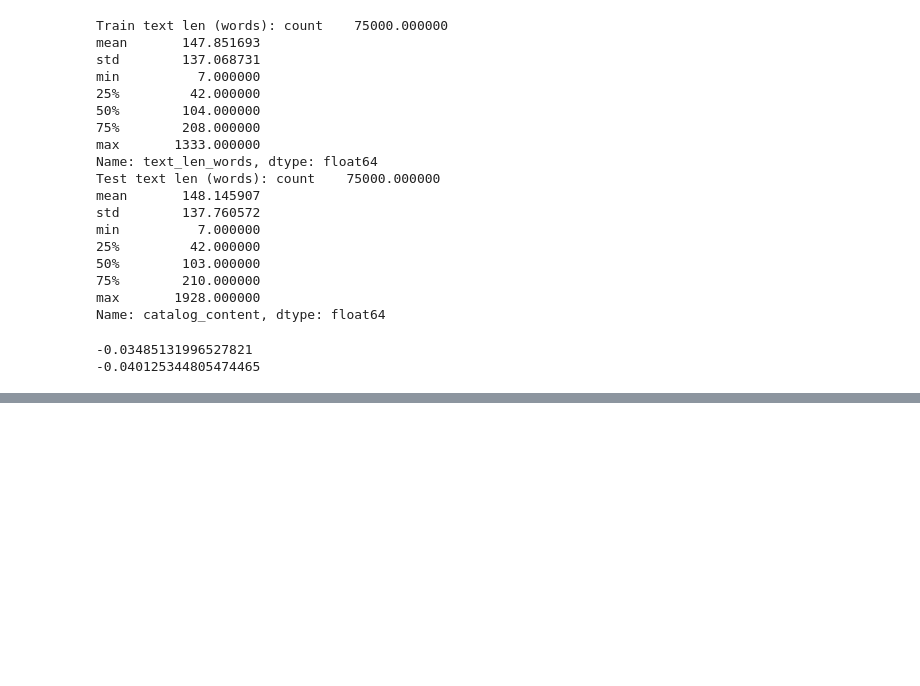
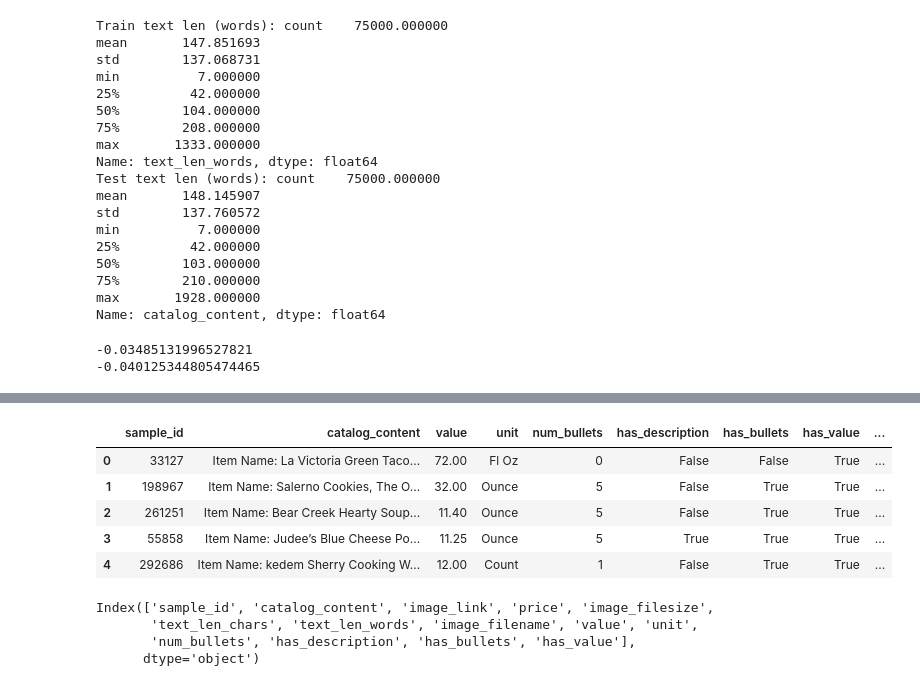
Before and after one commit to Charu-Mittal12/AMAZON-ML-CHALLANGE-2025, a Jupyter notebook: notebooks/01_eda.ipynb, the cells around one changed output, grey strips where cells are left out. Cells and saved outputs as stored; diff of their text form; code cells hidden in the pictures; blank space fills up the shorter version.

```diff
--- a/notebooks/01_eda.ipynb
+++ b/notebooks/01_eda.ipynb
@@ -329,0 +520,9 @@ print(train['image_filesize'].corr(np.log1p(train['price'])))
+# %%
+derived_cols = [
+    'text_len_chars', 'text_len_words', 'image_filename', 'first_word',
+    'item_name', 'bullets_text', 'num_bullets', 'description',
+    'value', 'unit', 'has_description', 'has_bullets', 'has_value'
+]
+existing = [c for c in derived_cols if c in train.columns]
+if existing:
+    train = train.drop(columns=existing)
@@ -329,0 +571,23 @@ print(train['image_filesize'].corr(np.log1p(train['price'])))
+# %%
+train_split = extract_features(train)
+# val_split = extract_features(val_split)
+# test_split = extract_features(test_split)
+# official_test = extract_features(official_test)
+
+train_split[['sample_id', 'catalog_content', 'value', 'unit', 'num_bullets',
+             'has_description', 'has_bullets', 'has_value',
+             'text_len_chars', 'text_len_words']].head(5)
+# %% [output]
+|  | sample_id | catalog_content | value | unit | num_bullets | has_description | has_bullets | has_value | ... |
+| 0 | 33127 | Item Name: La Victoria Green Taco... | 72.00 | Fl Oz | 0 | False | False | True | ... |
+| 1 | 198967 | Item Name: Salerno Cookies, The O... | 32.00 | Ounce | 5 | False | True | True | ... |
+| 2 | 261251 | Item Name: Bear Creek Hearty Soup... | 11.40 | Ounce | 5 | False | True | True | ... |
+| 3 | 55858 | Item Name: Judee’s Blue Cheese Po... | 11.25 | Ounce | 5 | True | True | True | ... |
+| 4 | 292686 | Item Name: kedem Sherry Cooking W... | 12.00 | Count | 1 | False | True | True | ... |
+# %%
+train_split.columns
+# %% [output]
+Index(['sample_id', 'catalog_content', 'image_link', 'price', 'image_filesize',
+       'text_len_chars', 'text_len_words', 'image_filename', 'value', 'unit',
+       'num_bullets', 'has_description', 'has_bullets', 'has_value'],
+      dtype='object')
```
Also changed, not shown: parts of 9 cells of this notebook.
